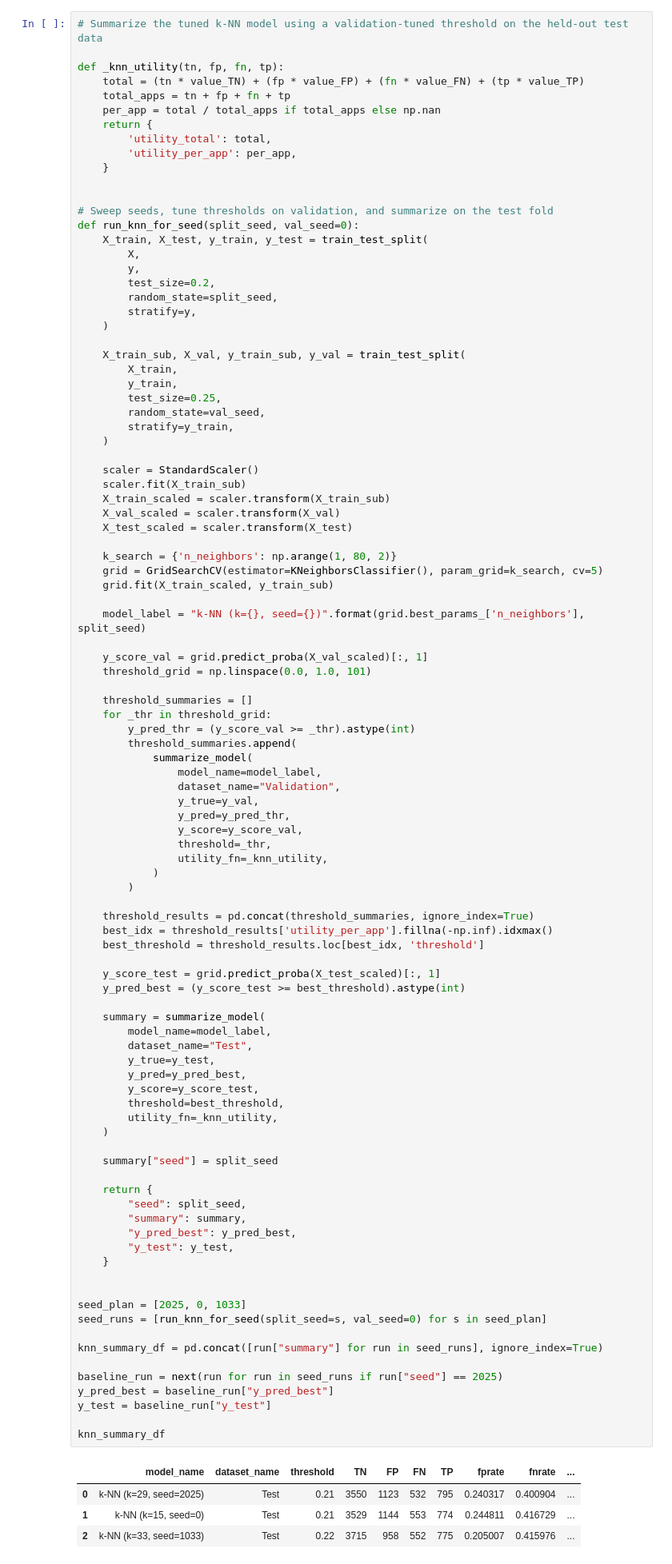
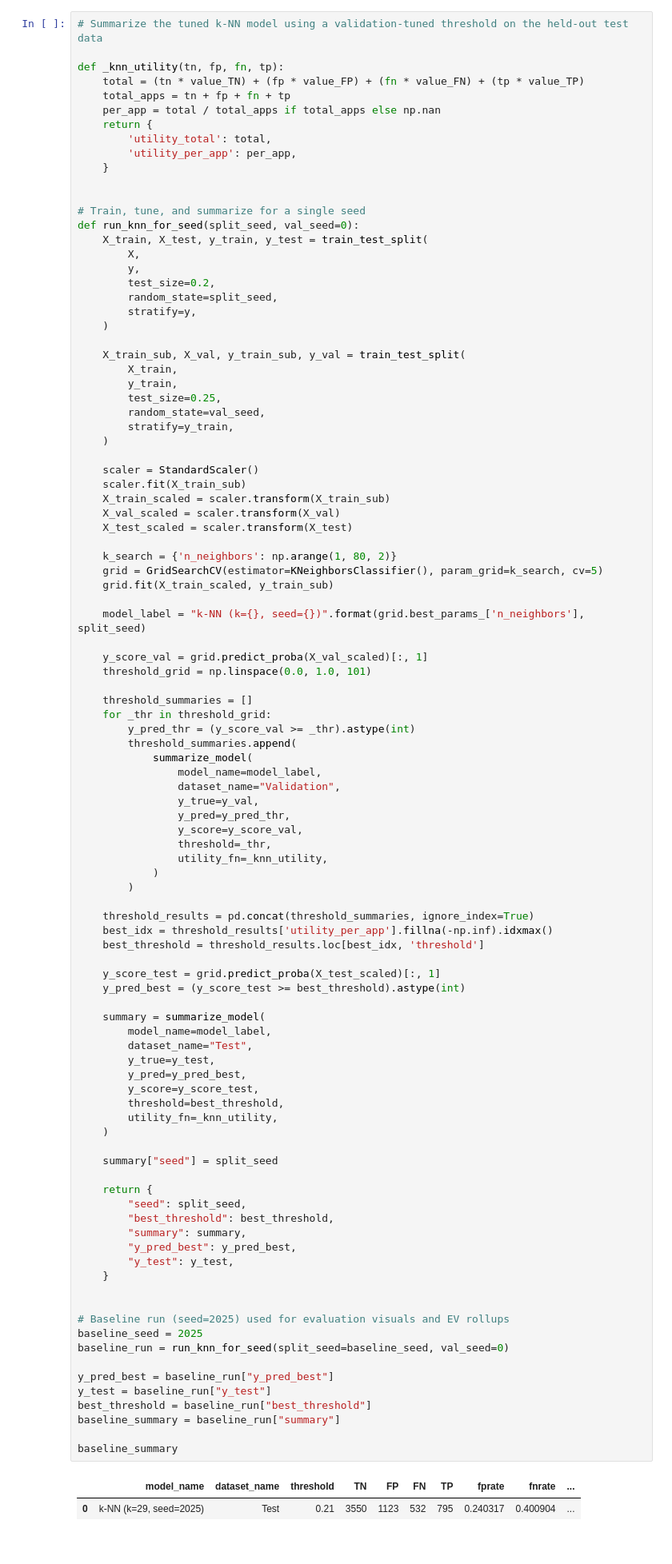
Before and after one commit to albertoquiroga-ctrl/exchange-data-concepts, a Jupyter notebook: Code/Final Project/KNN/Final_Project.ipynb, the cells around one changed output. Shown at 80% size. Drawn from its saved outputs; the diff is of its cells as text.

```diff
--- a/Code/Final Project/KNN/Final_Project.ipynb
+++ b/Code/Final Project/KNN/Final_Project.ipynb
@@ -376,7 +385,7 @@ def _knn_utility(tn, fp, fn, tp):
     }
 
 
-# Sweep seeds, tune thresholds on validation, and summarize on the test fold
+# Train, tune, and summarize for a single seed
 def run_knn_for_seed(split_seed, val_seed=0):
     X_train, X_test, y_train, y_test = train_test_split(
         X,
@@ -431,39 +440,38 @@ def run_knn_for_seed(split_seed, val_seed=0):
     y_score_test = grid.predict_proba(X_test_scaled)[:, 1]
     y_pred_best = (y_score_test >= best_threshold).astype(int)
 
     summary = summarize_model(
         model_name=model_label,
         dataset_name="Test",
         y_true=y_test,
         y_pred=y_pred_best,
         y_score=y_score_test,
         threshold=best_threshold,
         utility_fn=_knn_utility,
     )
 
     summary["seed"] = split_seed
 
     return {
         "seed": split_seed,
+        "best_threshold": best_threshold,
         "summary": summary,
         "y_pred_best": y_pred_best,
         "y_test": y_test,
     }
 
 
-seed_plan = [2025, 0, 1033]
-seed_runs = [run_knn_for_seed(split_seed=s, val_seed=0) for s in seed_plan]
+# Baseline run (seed=2025) used for evaluation visuals and EV rollups
+baseline_seed = 2025
+baseline_run = run_knn_for_seed(split_seed=baseline_seed, val_seed=0)
 
-knn_summary_df = pd.concat([run["summary"] for run in seed_runs], ignore_index=True)
-
-baseline_run = next(run for run in seed_runs if run["seed"] == 2025)
 y_pred_best = baseline_run["y_pred_best"]
 y_test = baseline_run["y_test"]
+best_threshold = baseline_run["best_threshold"]
+baseline_summary = baseline_run["summary"]
 
-knn_summary_df
+baseline_summary
 # %% [output]
 |  | model_name | dataset_name | threshold | TN | FP | FN | TP | fprate | fnrate | ... |
 | 0 | k-NN (k=29, seed=2025) | Test | 0.21 | 3550 | 1123 | 532 | 795 | 0.240317 | 0.400904 | ... |
-| 1 | k-NN (k=15, seed=0) | Test | 0.21 | 3529 | 1144 | 553 | 774 | 0.244811 | 0.416729 | ... |
-| 2 | k-NN (k=33, seed=1033) | Test | 0.22 | 3715 | 958 | 552 | 775 | 0.205007 | 0.415976 | ... |
 # %% [markdown]
```
Also changed, not shown: parts of 29 cells of this notebook.
